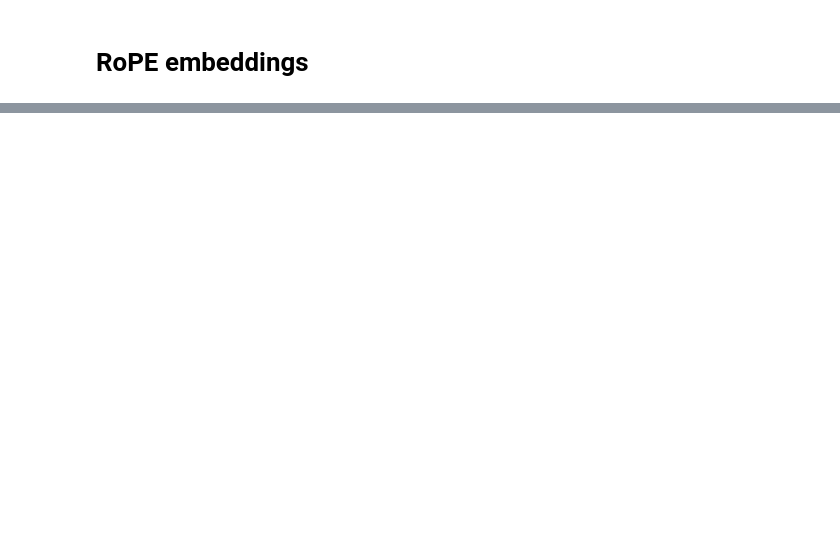
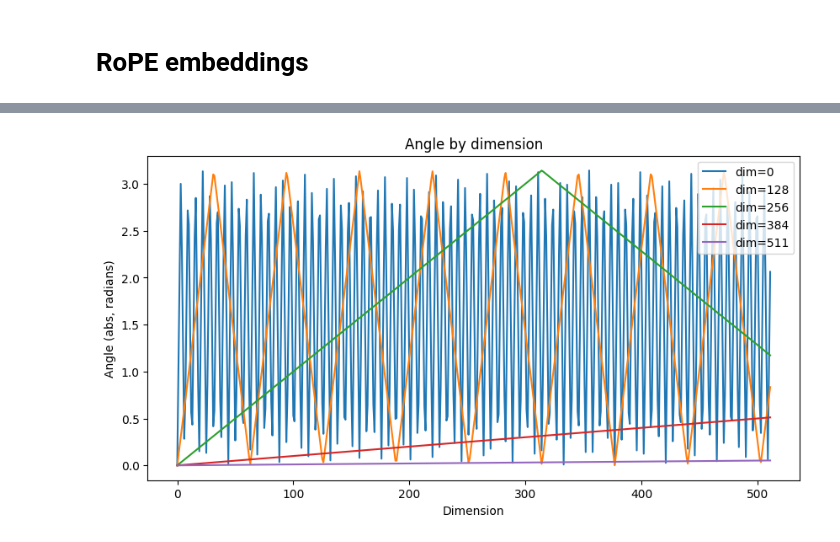
Before and after one commit to Jjschwartz/gollem, a Jupyter notebook: notebooks/rope.ipynb, the cells around one changed output, grey strips where cells are left out. Drawn from its saved outputs; the diff is of its cells as text; code cells hidden in the pictures; blank space fills up the shorter version.

```diff
--- a/notebooks/rope.ipynb
+++ b/notebooks/rope.ipynb
@@ -149,0 +134,25 @@ def apply_rotary_emb(
+# %%
+dim = 1024
+theta = 10000
+seq_len = 512
+abs_freqs = compute_freqs(dim, seq_len, theta)
+mod_freqs = convert_freqs_to_angles(abs_freqs).abs()
+
+# plot angles by dimension as lines
+fig, ax = plt.subplots(1, 1, figsize=(10, 5))
+
+xs = torch.arange(seq_len)
+n_dims_to_show = 4
+d_interval = (dim // 2) // n_dims_to_show
+for d_idx in range(n_dims_to_show + 1):
+    d = min(d_idx * d_interval, dim // 2 - 1)
+    ys = mod_freqs[:, d]
+    ax.plot(xs, ys, label=f"dim={d}")
+
+ax.set_title("Angle by dimension")
+ax.set_xlabel("Dimension")
+ax.set_ylabel("Angle (abs, radians)")
+ax.legend()
+plt.show()
+# %% [output]
+[figure, added]
```
Also changed, not shown: parts of 19 cells of this notebook, 1 other file.
